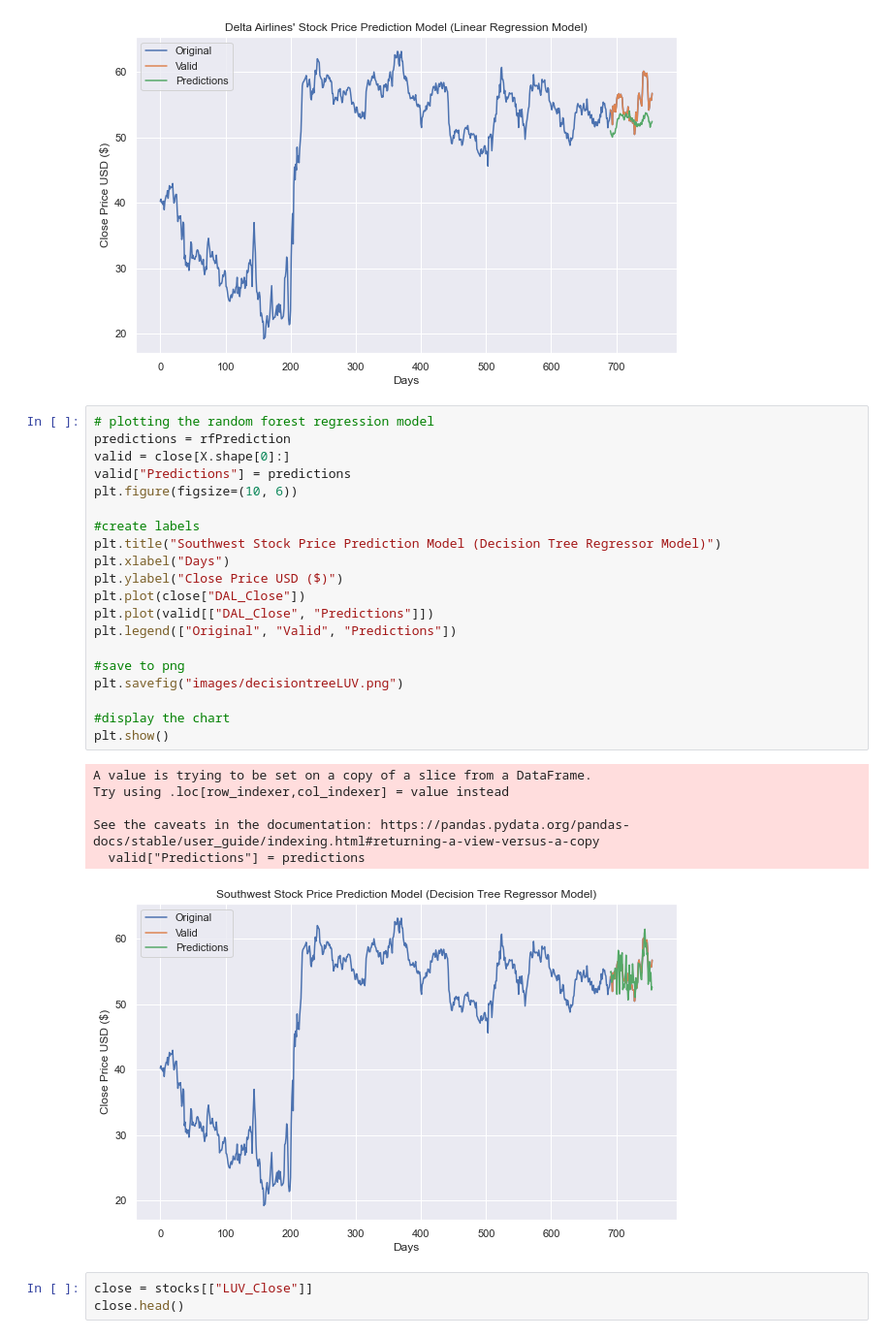
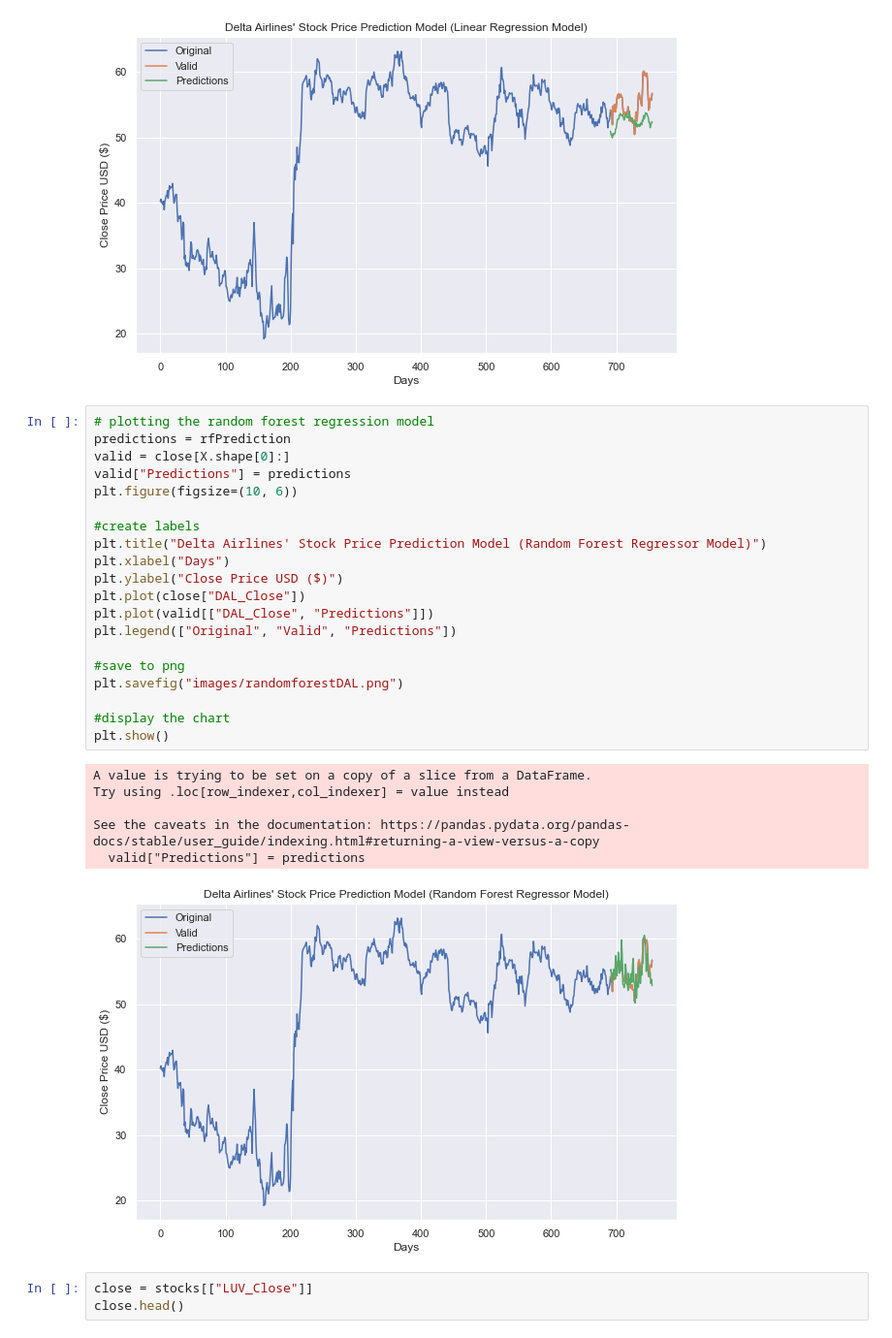
Before and after one commit to teresaflicek/Airline-Stock-Analysis, a Jupyter notebook: AirlineStockAnalysis/MachineLearning.ipynb, the cells around one changed output. Shown at 97% size. Saved outputs shown, nothing was run; the diff lists cells and outputs as text.

```diff
--- a/AirlineStockAnalysis/MachineLearning.ipynb
+++ b/AirlineStockAnalysis/MachineLearning.ipynb
@@ -616,30 +608,30 @@ See the caveats in the documentation: https://pandas.pydata.org/pandas-docs/stab
 # %%
 # plotting the random forest regression model
 predictions = rfPrediction
 valid = close[X.shape[0]:]
 valid["Predictions"] = predictions
 plt.figure(figsize=(10, 6))
 
 #create labels
-plt.title("Southwest Stock Price Prediction Model (Decision Tree Regressor Model)")
+plt.title("Delta Airlines' Stock Price Prediction Model (Random Forest Regressor Model)")
 plt.xlabel("Days")
 plt.ylabel("Close Price USD ($)")
 plt.plot(close["DAL_Close"])
 plt.plot(valid[["DAL_Close", "Predictions"]])
 plt.legend(["Original", "Valid", "Predictions"])
 
 #save to png
-plt.savefig("images/decisiontreeLUV.png")
+plt.savefig("images/randomforestDAL.png")
 
 #display the chart
 plt.show()
 # %% [output]
 A value is trying to be set on a copy of a slice from a DataFrame.
 Try using .loc[row_indexer,col_indexer] = value instead
 
 See the caveats in the documentation: https://pandas.pydata.org/pandas-docs/stable/user_guide/indexing.html#returning-a-view-versus-a-copy
   valid["Predictions"] = predictions
-[figure, old version]
+[figure, new version]
 # %%
 close = stocks[["LUV_Close"]]
 close.head()
```
Also changed, not shown: parts of 30 cells of this notebook, 10 other files.
